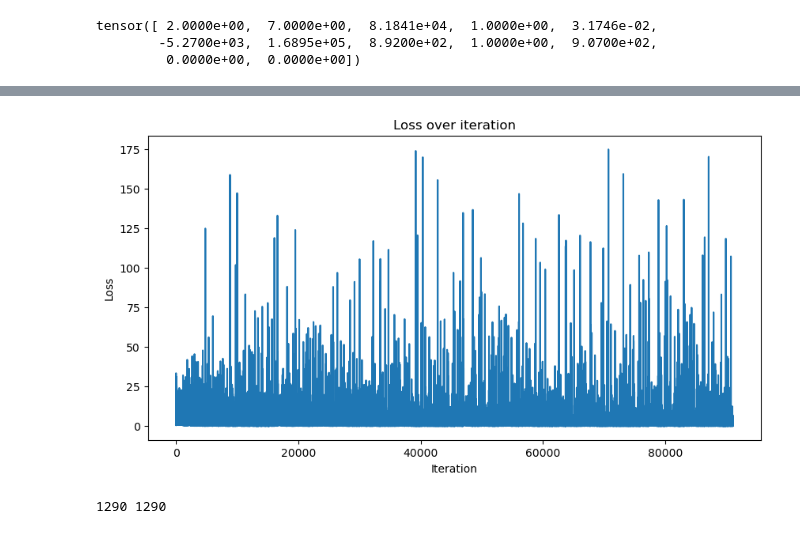
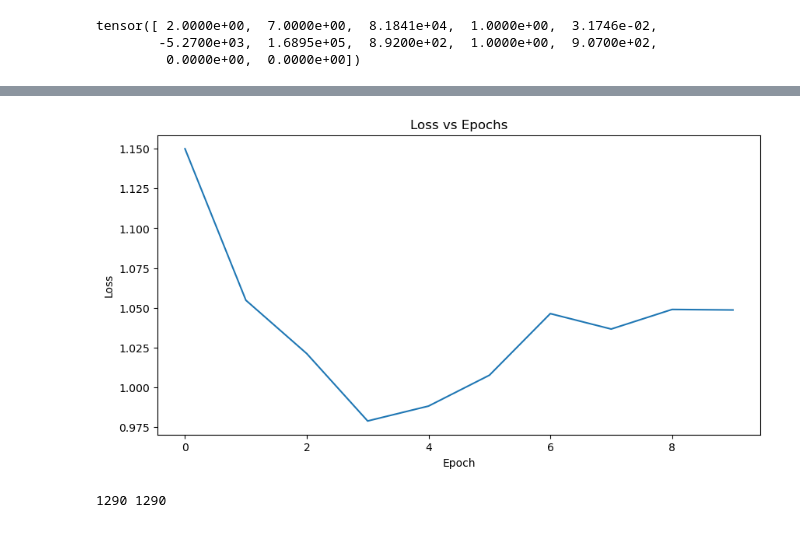
Before and after one commit to krwiles/capstone-project, a Jupyter notebook: project.ipynb, the cells around one changed output, grey strips where cells are left out. Cells and saved outputs as stored; diff of their text form; code cells hidden in the pictures.

Commit message:
Epoch loss graph

```diff
--- a/project.ipynb
+++ b/project.ipynb
@@ -672,10 +661,17 @@ torch.Size([3, 12]) 30352 30352
+# %%
+model = LSTMModel(12, 128, 2, 1)
+
+pit_weight = ((len(y_train) - torch.tensor(y_train).sum()) / torch.tensor(y_train).sum()) # 36.1446 calculated weight
+
+criterion = nn.BCEWithLogitsLoss(pos_weight = pit_weight) # binary cross entropy loss function
+optimizer = optim.Adam(model.parameters(), lr=0.001)
 # %%
-num_epochs = 3
+num_epochs = 10
 losses = []
 n = 0
 
 for epoch in range(num_epochs):
-    epoch_print = False
+    epoch_loss = 0
 
     for X, y in zip(X_train, y_train):
 
@@ -688,8 +684,9 @@ for epoch in range(num_epochs):
         loss.backward()
         optimizer.step()
 
-        losses.append(loss.item())
-        if epoch_print == False:
-            epoch_print = True
-            print(f'Epoch [{epoch + 1}], Loss: {loss.item()}')
+        epoch_loss += loss.item()
+
+    epoch_loss /= len(X_train)
+    losses.append(epoch_loss)
+    print(f'Epoch [{epoch + 1}], Loss: {epoch_loss}')
 # %% [output]
@@ -699,12 +703,12 @@ Epoch [3], Loss: 0.051525115966796875
 # %%
 plt.figure(figsize=(10,5))
-plt.plot(range(0, len(losses)), losses[0::])
-plt.xlabel('Iteration')
+plt.plot(range(len(losses)), losses)
+plt.xlabel('Epoch')
 plt.ylabel('Loss')
-plt.title('Loss over iteration')
+plt.title('Loss vs Epochs')
 plt.show()
 # %% [output]
-[figure, old version]
+[figure, new version]
 # %%
 with torch.no_grad():
     model.eval()
```
Also changed, not shown: parts of 9 cells of this notebook.
